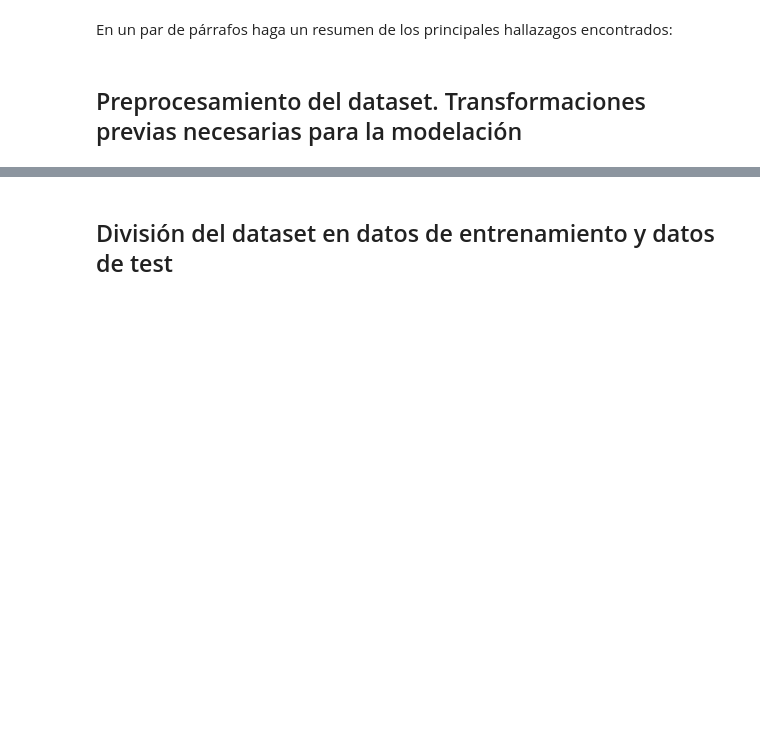
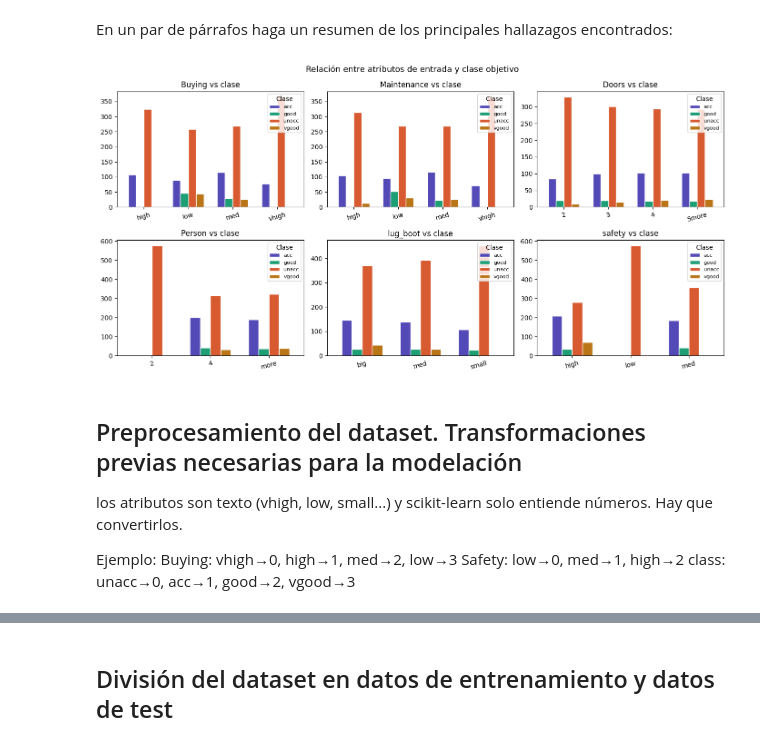
Before and after one commit to Nicolas0611/decision-tree-py, a Jupyter notebook: MUAVDM_TIA_Actividad 1_NotebookBase.ipynb, the cells around one changed output, grey strips where cells are left out. Saved outputs shown, nothing was run; the diff lists cells and outputs as text; code cells hidden in the pictures; blank space fills up the shorter version.

```diff
--- a/MUAVDM_TIA_Actividad 1_NotebookBase.ipynb
+++ b/MUAVDM_TIA_Actividad 1_NotebookBase.ipynb
@@ -137,5 +206,46 @@ plt.show()
 # %% [markdown]
 En un par de párrafos haga un resumen de los principales hallazagos encontrados:
+# %%
+# ¿Cómo se relaciona cada atributo con la clase objetivo?
+atributos = ['Buying', 'Maintenance', 'Doors', 'Person', 'lug_boot', 'safety']
+
+fig, axes = plt.subplots(2, 3, figsize=(14, 7))
+axes = axes.flatten()
+
+colores_clase = {
+    'unacc': '#D85A30',
+    'acc':   '#534AB7',
+    'good':  '#1D9E75',
+    'vgood': '#BA7517'
+}
+
+for i, col in enumerate(atributos):
+    # Tabla de frecuencia: cuántas instancias de cada clase por cada valor del atributo
+    tabla = pd.crosstab(df[col], df['class'])
+
+    tabla.plot(
+        kind='bar',
+        ax=axes[i],
+        color=[colores_clase[c] for c in tabla.columns],
+        edgecolor='white',
+        width=0.7
+    )
+    axes[i].set_title(f'{col} vs clase')
+    axes[i].set_xlabel('')
+    axes[i].tick_params(axis='x', rotation=15)
+    axes[i].legend(title='Clase', fontsize=8)
+
+plt.suptitle('Relación entre atributos de entrada y clase objetivo', fontsize=13)
+plt.tight_layout()
+plt.show()
+# %% [output]
+[figure, added]
 # %% [markdown]
 ## Preprocesamiento del dataset. Transformaciones previas necesarias para la modelación
+los atributos son texto (vhigh, low, small...) y scikit-learn solo entiende números. Hay que convertirlos.
+
+Ejemplo:
+Buying:  vhigh→0,  high→1,  med→2,  low→3
+Safety:  low→0,    med→1,   high→2
+class:   unacc→0,  acc→1,   good→2, vgood→3
 # %%
```
Also changed, not shown: parts of 8 cells of this notebook.
